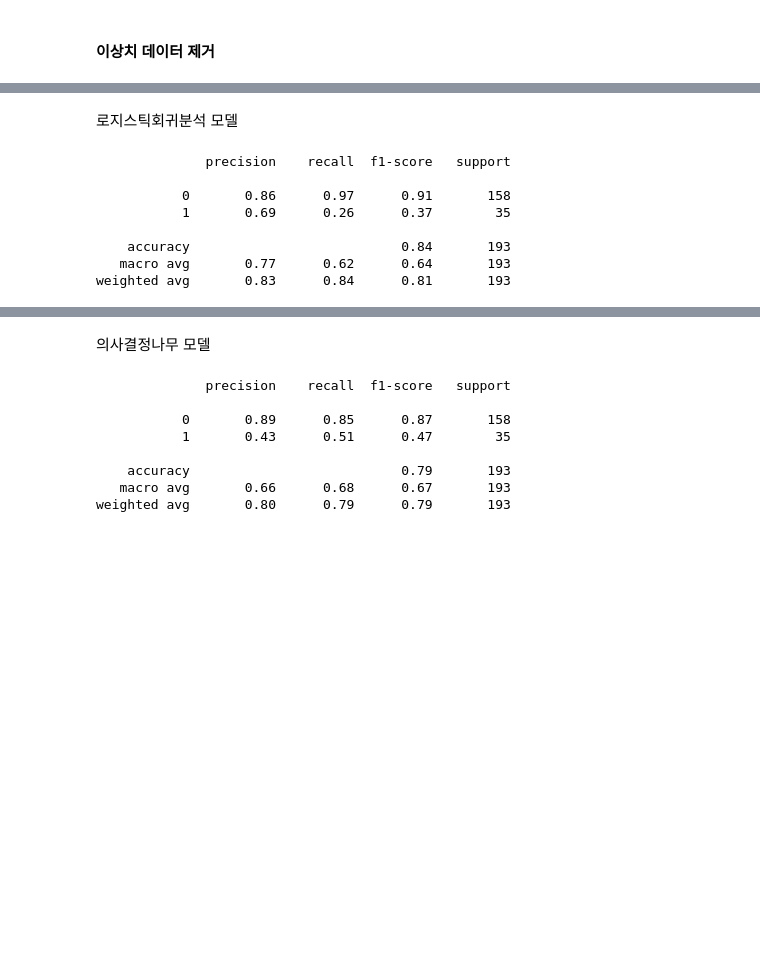
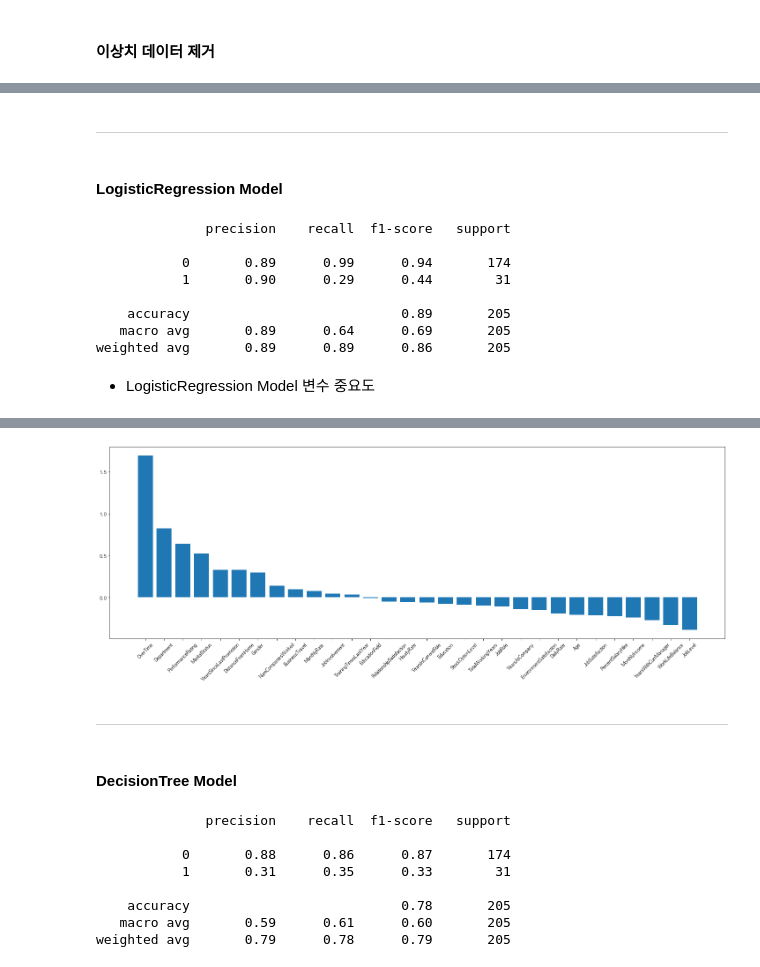
Before and after one commit to lee-jong-gu/attrition, a Jupyter notebook: Attrition MarkDown.ipynb, the cells around one changed output, grey strips where cells are left out. Drawn from its saved outputs; the diff is of its cells as text; code cells hidden in the pictures; blank space fills up the shorter version.

```diff
--- a/Attrition MarkDown.ipynb
+++ b/Attrition MarkDown.ipynb
@@ -504,21 +505,13 @@ plt.show()
 # %% [markdown]
 * 수치형 변수에 대해서 이상치 확인, 제거
 # %%
-# NumCompaniesWorked 이상치
-q1 = np.percentile(df['NumCompaniesWorked'],25)
-q3 = np.percentile(df['NumCompaniesWorked'],75)
+# MonthlyIncome 이상치
+q1 = np.percentile(df['MonthlyIncome'],25)
+q3 = np.percentile(df['MonthlyIncome'],75)
 iqr = q3 - q1
 lf = q1 - 1.5*iqr
 uf = q3 + 1.5*iqr
-numcompaniesworked_outlier = df[(df['NumCompaniesWorked'] < lf) | (df['NumCompaniesWorked'] > uf)]
-
-# StockOptionLevel 이상치
-q1 = np.percentile(df['StockOptionLevel'],25)
-q3 = np.percentile(df['StockOptionLevel'],75)
-iqr = q3 - q1
-lf = q1 - 1.5*iqr
-uf = q3 + 1.5*iqr
-stockoptionlevel_outlier = df[(df['StockOptionLevel'] < lf) | (df['StockOptionLevel'] > uf)]
+monthlyincome_outlier = df[(df['MonthlyIncome'] < lf) | (df['MonthlyIncome'] > uf)]
 
 # TotalWorkingYears 이상치
 q1 = np.percentile(df['TotalWorkingYears'],25)
@@ -570,7 +563,7 @@ yearswithcurrmanager_outlier = df[(df['YearsWithCurrManager'] < lf) | (df['Years
 # %% [markdown]
 #### 이상치 데이터 제거
 # %%
-outlier = pd.concat([numcompaniesworked_outlier,stockoptionlevel_outlier,totalworkingyears_outlier,trainingtimeslastyear_outlier,yearsatcompany_outlier,yearsincurrentrole_outlier,yearssincelastpromotion_outlier,yearswithcurrmanager_outlier]).drop_duplicates()
+outlier = pd.concat([monthlyincome_outlier,totalworkingyears_outlier,trainingtimeslastyear_outlier,yearsatcompany_outlier,yearsincurrentrole_outlier,yearssincelastpromotion_outlier,yearswithcurrmanager_outlier]).drop_duplicates()
 
 df.drop(index=outlier.index,inplace=True)
 # %%
@@ -599,24 +606,39 @@ from sklearn.metrics import accuracy_score, classification_report
 # train , test set 분리
 
 x_train, x_test, y_train, y_test = train_test_split(x,target,test_size=0.2,random_state=42)
+# %% [markdown]
+---
 # %% [markdown]
-로지스틱회귀분석 모델
+#### LogisticRegression Model
 # %%
 lr_model = LogisticRegression()
 lr_model.fit(x_train,y_train)
 y_pred = lr_model.predict(x_test)
-accuracy_score(y_test,y_pred)
+
+# 정확도 저장
+accuracy = []
+accuracy.append({'model':'LogisticRegression',
+                 'accuracy':round(accuracy_score(y_test,y_pred),2)})
+
 print(classification_report(y_test,y_pred))
 # %% [output]
               precision    recall  f1-score   support
 
-           0       0.86      0.97      0.91       158
-           1       0.69      0.26      0.37        35
+           0       0.89      0.99      0.94       174
+           1       0.90      0.29      0.44        31
 
-    accuracy                           0.84       193
-   macro avg       0.77      0.62      0.64       193
-weighted avg       0.83      0.84      0.81       193
+    accuracy                           0.89       205
+   macro avg       0.89      0.64      0.69       205
+weighted avg       0.89      0.89      0.86       205
+# %% [markdown]
+* LogisticRegression Model 변수 중요도
 # %%
-# 로지스틱회귀모델의 변수 중요도
+# LogisticRegression Model의 변수 중요도
 pd.DataFrame({'feature':x.columns, 'importance':lr_model.coef_[0]}).sort_values(by='importance',ascending=False).T
+lr_imp = pd.DataFrame({'feature':x.columns, 'importance':lr_model.coef_[0]}).sort_values(by='importance',ascending=False)
+
+fig = plt.figure(figsize=(25,8))
+plt.bar(lr_imp['feature'],lr_imp['importance'])
+plt.xticks(rotation=45)
+plt.show()
 # %% [output]
@@ -626,17 +645,24 @@ pd.DataFrame({'feature':x.columns, 'importance':lr_model.coef_[0]}).sort_values(
+[figure, added]
+# %% [markdown]
+---
 # %% [markdown]
-의사결정나무 모델
+#### DecisionTree Model
 # %%
 clf_model = DecisionTreeClassifier()
 clf_model.fit(x_train,y_train)
 y_pred = clf_model.predict(x_test)
-accuracy_score(y_test,y_pred)
+
+# 정확도 저장
+accuracy.append({'model':'DecisionTreeClassifier',
+                 'accuracy':round(accuracy_score(y_test,y_pred),2)})
+
 print(classification_report(y_test,y_pred))
 # %% [output]
               precision    recall  f1-score   support
 
-           0       0.89      0.85      0.87       158
-           1       0.43      0.51      0.47        35
+           0       0.88      0.86      0.87       174
+           1       0.31      0.35      0.33        31
 
-    accuracy                           0.79       193
-   macro avg       0.66      0.68      0.67       193
-weighted avg       0.80      0.79      0.79       193
+    accuracy                           0.78       205
+   macro avg       0.59      0.61      0.60       205
+weighted avg       0.79      0.78      0.79       205
```
Also changed, not shown: parts of 51 cells of this notebook.
